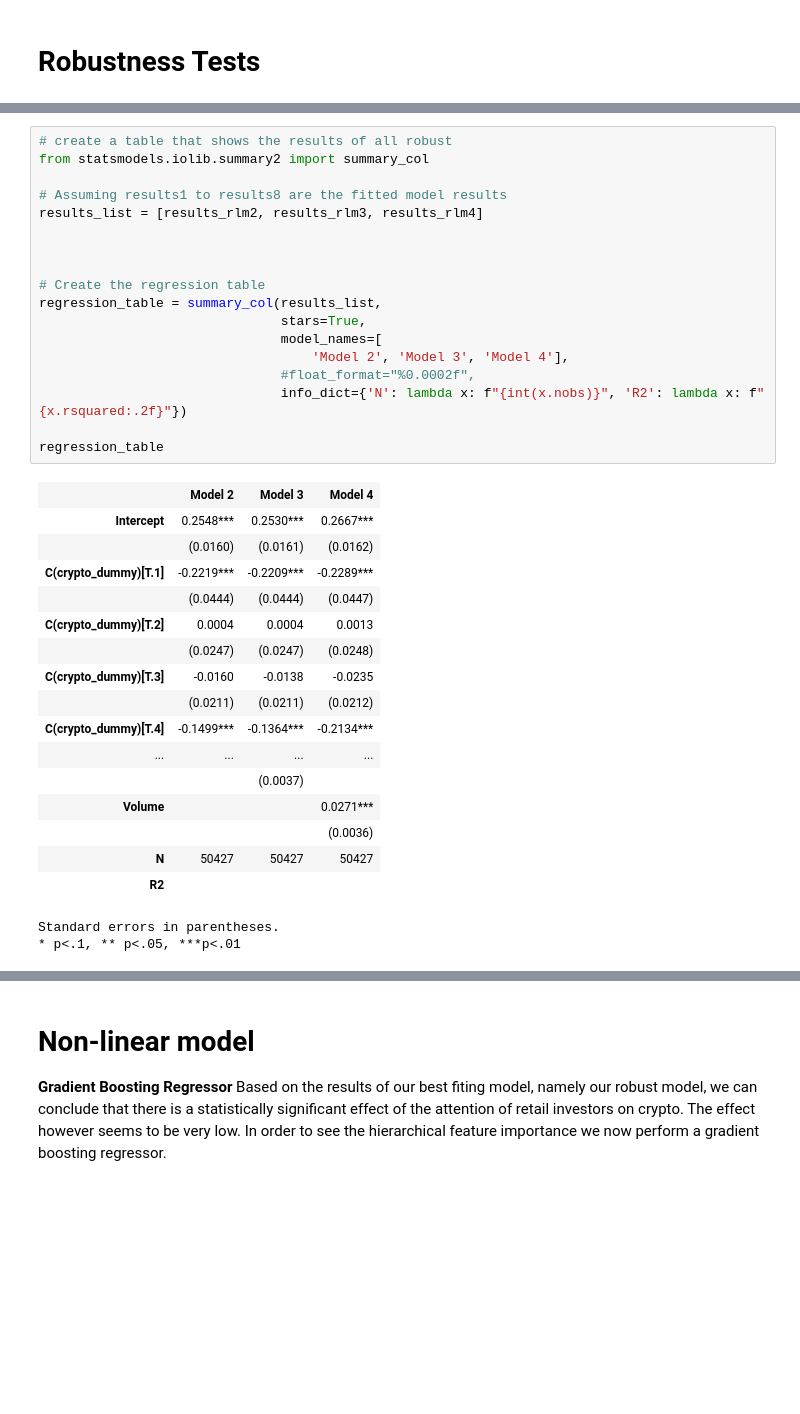
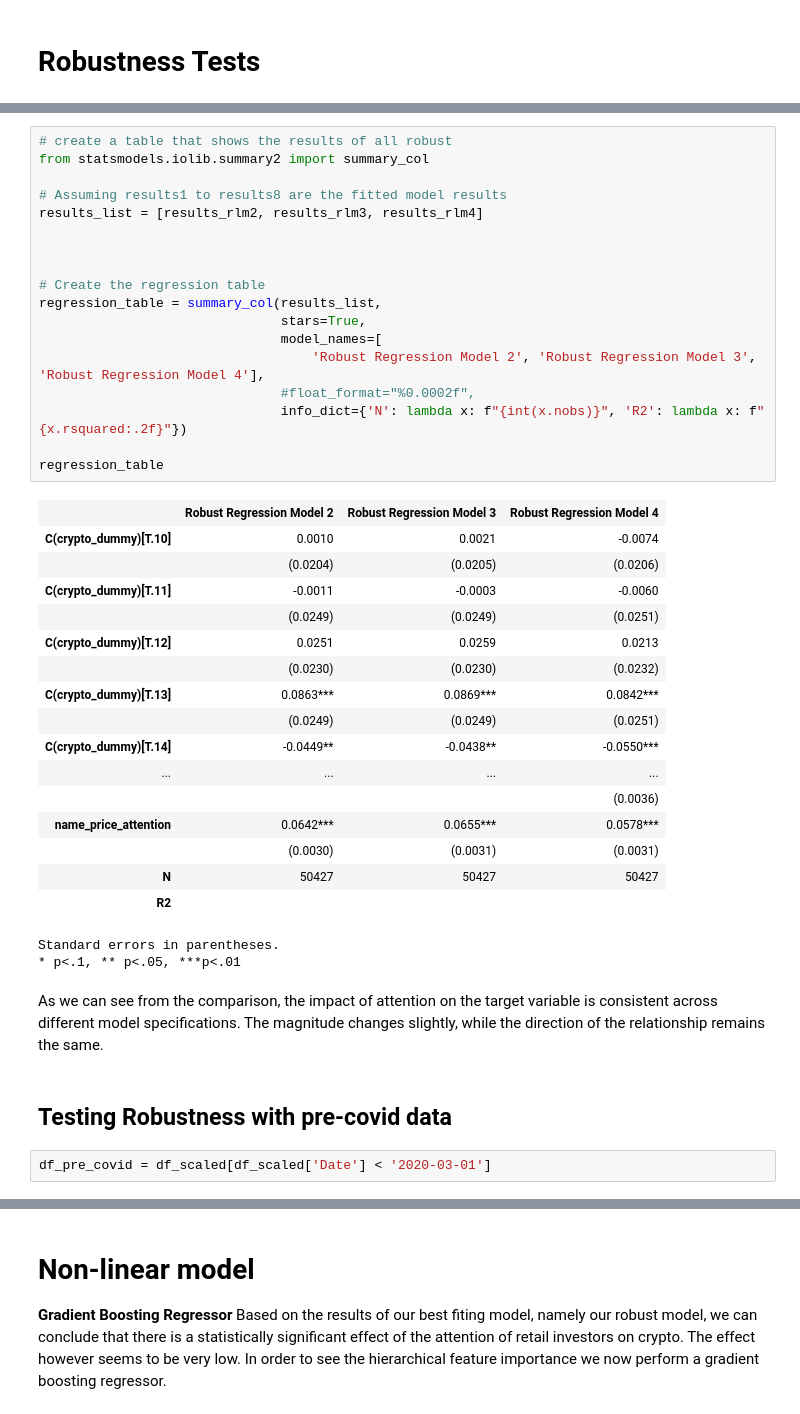
Before and after one commit to senaruetschlin/Investor_Attention, a Jupyter notebook: Robust_regression_crypto_Alex.ipynb, the cells around one changed output, grey strips where cells are left out. Saved outputs shown, nothing was run; the diff lists cells and outputs as text; blank space fills up the shorter version.

```diff
--- a/Robust_regression_crypto_Alex.ipynb
+++ b/Robust_regression_crypto_Alex.ipynb
@@ -945,37 +895,43 @@ If the model instance has been used for another fit with different fit parameter
 # %%
 # create a table that shows the results of all robust
 from statsmodels.iolib.summary2 import summary_col
 
 # Assuming results1 to results8 are the fitted model results
 results_list = [results_rlm2, results_rlm3, results_rlm4]
 
 
 
 # Create the regression table
 regression_table = summary_col(results_list,
                                stars=True,
                                model_names=[
-                                   'Model 2', 'Model 3', 'Model 4'],
+                                   'Robust Regression Model 2', 'Robust Regression Model 3', 'Robust Regression Model 4'],
                                #float_format="%0.0002f",
                                info_dict={'N': lambda x: f"{int(x.nobs)}", 'R2': lambda x: f"{x.rsquared:.2f}"})
 
 regression_table
 # %% [output]
-|  | Model 2 | Model 3 | Model 4 |
-| Intercept | 0.2548*** | 0.2530*** | 0.2667*** |
-|  | (0.0160) | (0.0161) | (0.0162) |
-| C(crypto_dummy)[T.1] | -0.2219*** | -0.2209*** | -0.2289*** |
-|  | (0.0444) | (0.0444) | (0.0447) |
-| C(crypto_dummy)[T.2] | 0.0004 | 0.0004 | 0.0013 |
-|  | (0.0247) | (0.0247) | (0.0248) |
-| C(crypto_dummy)[T.3] | -0.0160 | -0.0138 | -0.0235 |
-|  | (0.0211) | (0.0211) | (0.0212) |
-| C(crypto_dummy)[T.4] | -0.1499*** | -0.1364*** | -0.2134*** |
+|  | Robust Regression Model 2 | Robust Regression Model 3 | Robust Regression Model 4 |
+| C(crypto_dummy)[T.10] | 0.0010 | 0.0021 | -0.0074 |
+|  | (0.0204) | (0.0205) | (0.0206) |
+| C(crypto_dummy)[T.11] | -0.0011 | -0.0003 | -0.0060 |
+|  | (0.0249) | (0.0249) | (0.0251) |
+| C(crypto_dummy)[T.12] | 0.0251 | 0.0259 | 0.0213 |
+|  | (0.0230) | (0.0230) | (0.0232) |
+| C(crypto_dummy)[T.13] | 0.0863*** | 0.0869*** | 0.0842*** |
+|  | (0.0249) | (0.0249) | (0.0251) |
+| C(crypto_dummy)[T.14] | -0.0449** | -0.0438** | -0.0550*** |
 | ... | ... | ... | ... |
-|  |  | (0.0037) |  |
-| Volume |  |  | 0.0271*** |
 |  |  |  | (0.0036) |
+| name_price_attention | 0.0642*** | 0.0655*** | 0.0578*** |
+|  | (0.0030) | (0.0031) | (0.0031) |
 | N | 50427 | 50427 | 50427 |
 | R2 |  |  |  |
 Standard errors in parentheses.
 * p<.1, ** p<.05, ***p<.01
+# %% [markdown]
+As we can see from the comparison, the impact of attention on the target variable is consistent across different model specifications. The magnitude changes slightly, while the direction of the relationship remains the same.
+# %% [markdown]
+## Testing Robustness with pre-covid data
+# %%
+df_pre_covid = df_scaled[df_scaled['Date'] < '2020-03-01']
```
Also changed, not shown: parts of 130 cells of this notebook, 2 other files.
